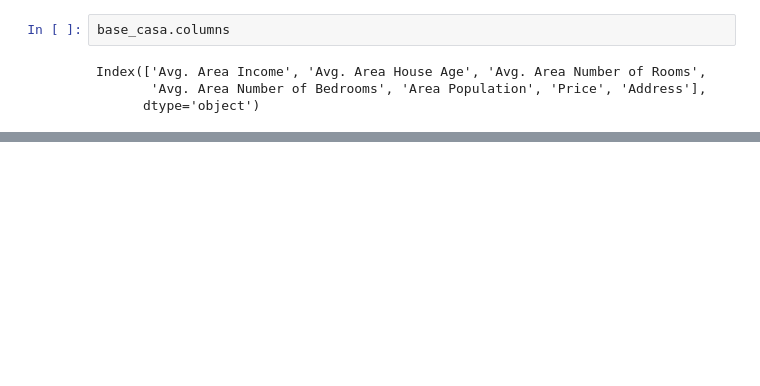
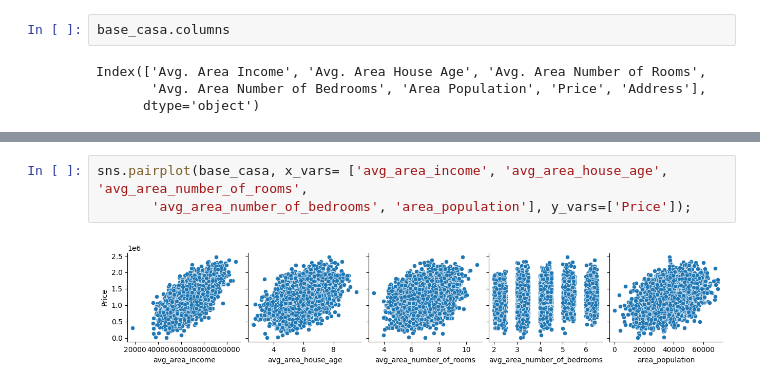
Before and after one commit to FelipeNunesReis/ProjetosRegress-o, a Jupyter notebook: ProjetoRegressão.ipynb, the cells around one changed output, grey strips where cells are left out. Saved outputs shown, nothing was run; the diff lists cells and outputs as text; blank space fills up the shorter version.

```diff
--- a/ProjetoRegressão.ipynb
+++ b/ProjetoRegressão.ipynb
@@ -110,0 +122,5 @@ base_casa.head()
+# %%
+sns.pairplot(base_casa, x_vars= ['avg_area_income', 'avg_area_house_age', 'avg_area_number_of_rooms',
+       'avg_area_number_of_bedrooms', 'area_population'], y_vars=['Price']);
+# %% [output]
+[figure, added]
```
Also changed, not shown: parts of 7 cells of this notebook.
